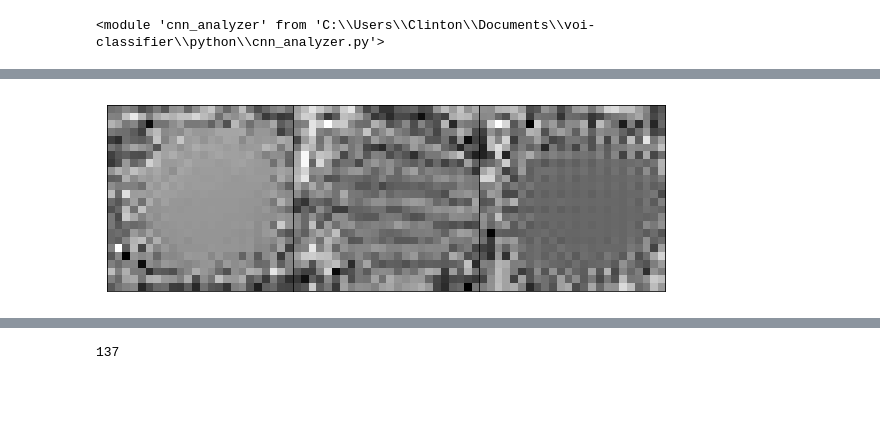
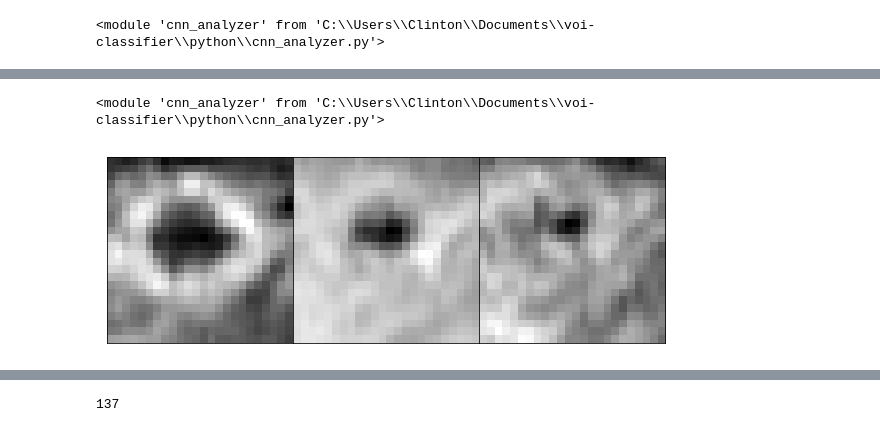
Before and after one commit to clintonjwang/voi-classifier, a Jupyter notebook: python/feature-vis.ipynb, the cells around one changed output, grey strips where cells are left out. Cells and saved outputs as stored; diff of their text form; code cells hidden in the pictures; blank space fills up the shorter version.

```diff
--- a/python/feature-vis.ipynb
+++ b/python/feature-vis.ipynb
@@ -510,0 +523,2 @@ hf.draw_slices(x)
+# %%
+w_a = w_a/w_a.mean()
@@ -510,0 +543,22 @@ hf.draw_slices(x)
+# %%
+h_ja = copy.deepcopy(h_ja_full)
+for f_num in range(num_rel_f):
+    #h_ja[f_num] = w_a[f_num]*h_ja[f_num]
+    #h_ja[f_num][h_ja[f_num] < np.median(h_ja[f_num])] = 0
+    h_ja[f_num] /= h_ja[f_num][h_ja[f_num] > 0].mean()
+for ch_ix in range(test_neurons.shape[-1]):
+    h_ja[:, ch_ix][h_ja[:, ch_ix] != np.max(h_ja[:, ch_ix])] = 0
+
+f_num = 0
+sal_map = get_saliency_map(W, test_neurons, num_rel_f)
+sal_map[f_num] *= gauss
+sal_map[f_num][sal_map[f_num] < np.median(sal_map[f_num])] = 0
+sal_map[f_num] -= sal_map[f_num].min()
+sal_map[f_num] /= sal_map[f_num].mean()
+for ch_ix in range(test_neurons.shape[-1]):
+    contrib_sample[f_num,:,:,:,ch_ix] = test_neurons[:,:,:,ch_ix] - h_ja[f_num,ch_ix]*sal_map[f_num] \
+            + h_ja[f_num-1,ch_ix]*sal_map[f_num-1] + h_ja[f_num-2,ch_ix]*sal_map[f_num-2]
+contrib_sample[contrib_sample < 0] = 0
+print(all_features[relevant_features[f_num]])
+x_est = cnna.visualize_activations(model_conv3_pre, join(img_dir, "2f"+all_features[relevant_features[f_num]]+".png"),
+                     contrib_sample[f_num], init_img=x, rotate=False, stepsize=.1, num_steps=1)
@@ -510,0 +568,17 @@ hf.draw_slices(x)
+# %%
+for r in range(4):
+    x_est = cnna.visualize_activations(model_conv3_pre, join(img_dir, "2f"+all_features[relevant_features[f_num]]+".png"),
+                         contrib_sample[f_num], init_img=x, rotate=False, stepsize=.1, num_steps=1)
+# %%
+h_ic = [model_conv3_pre.predict(np.expand_dims(np.rot90(x,r),0))[0] for r in range(4)]
+h_ic += [model_conv3_pre.predict(np.expand_dims(np.flipud(np.rot90(x,r)),0))[0] for r in range(4)]
+h_ic += [model_conv3_pre.predict(np.expand_dims(np.fliplr(np.rot90(x,r)),0))[0] for r in range(4)]
+
+for r in range(len(h_ic)):
+    h_ic[r][h_ic[r] < 0] = 0
+
+h_ic_rot = [np.rot90(h_ic[r], 4-r) for r in range(4)] #rotated back into original frame
+h_ic_rot += [np.rot90(np.flipud(h_ic[r]), 4-r) for r in range(4,8)]
+h_ic_rot += [np.rot90(np.fliplr(h_ic[r]), 4-r) for r in range(8,12)]
+
+h_ic_rot = np.array(h_ic_rot)
@@ -511,6 +633,10 @@ hf.draw_slices(x)
+# %%
+importlib.reload(cnna)
+# %% [output]
+<module 'cnn_analyzer' from 'C:\\Users\\Clinton\\Documents\\voi-classifier\\python\\cnn_analyzer.py'>
 # %%
 f_num = 0
-cnna.visualize_activations(model_conv3_pre, join(img_dir, "test.png"),
-                     test_neurons, init_img=x, rotate=False, stepsize=.001, num_steps=100)
+x_est = cnna.visualize_activations(model_conv3_pre, join(img_dir, "test.png"),
+                     test_neurons, init_img=x, rotate=False, stepsize=.01, num_steps=100)
 # %% [output]
-[figure, old version]
+[figure, new version]
```
Also changed, not shown: parts of 25 cells of this notebook, 1 other file.
